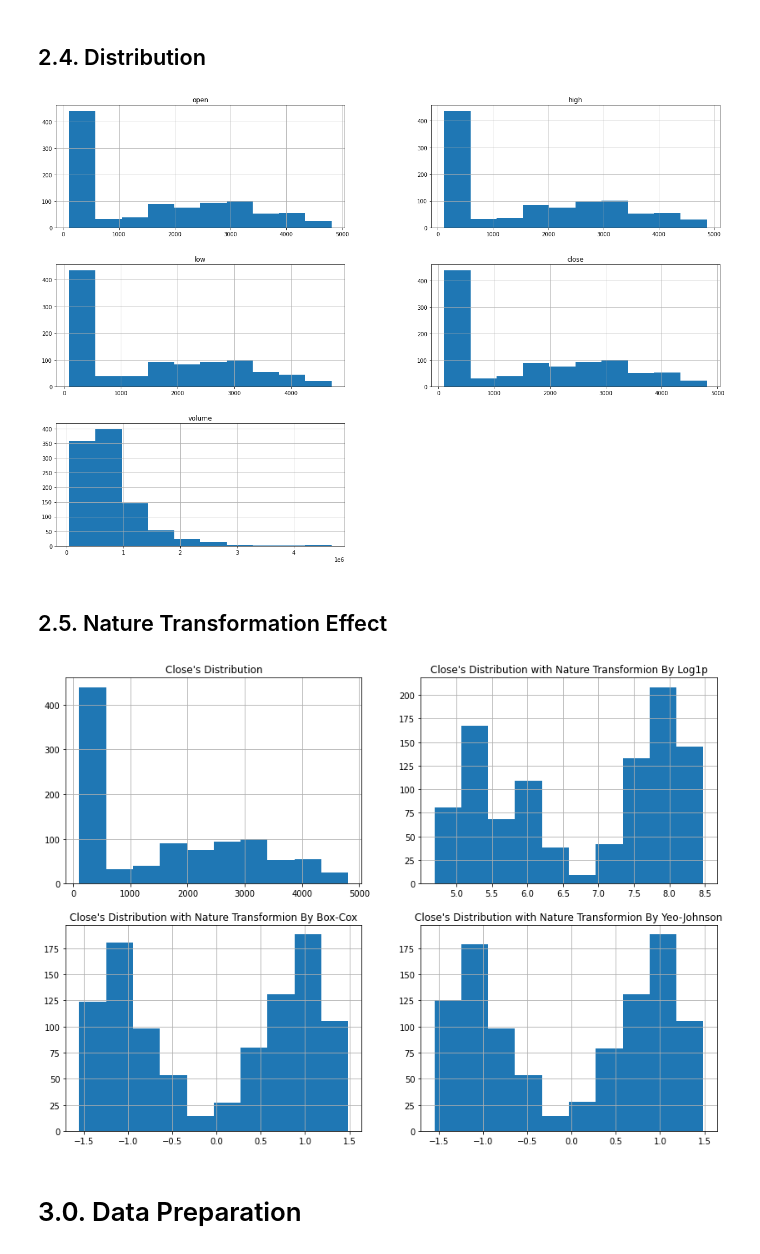
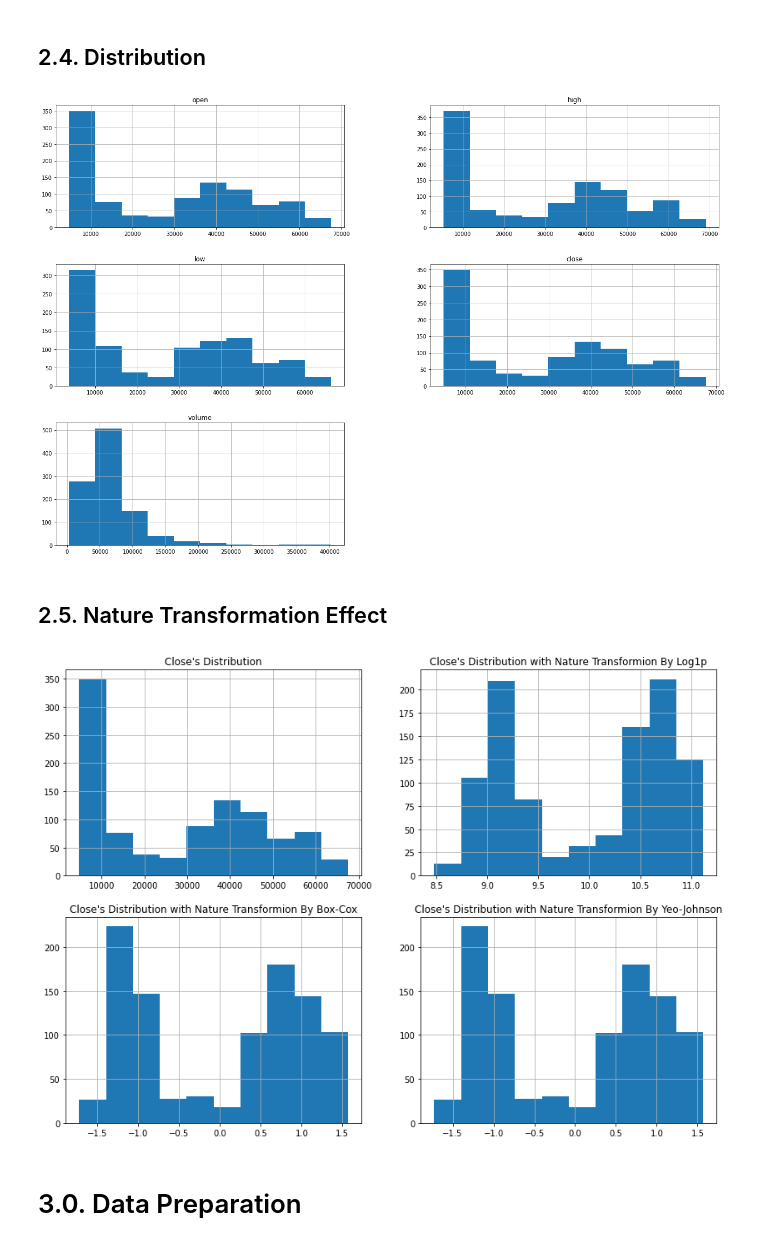
Before and after one commit to Valcilio/figma-assus, a Jupyter notebook: notebooks/data_eng_ml_model.ipynb, the cells around one changed output. Drawn from its saved outputs; the diff is of its cells as text; code cells hidden in the pictures.

```diff
--- a/notebooks/data_eng_ml_model.ipynb
+++ b/notebooks/data_eng_ml_model.ipynb
@@ -33,6 +26,6 @@ df_btc_usd = crypt_etl.run()
 # %%
 # use standard dataset to test notebook's code
-#df_btc_usd = pd.read_csv(c.DATA_PROC_FLD / 'btc_usd_proc.csv')
+df_btc_usd = pd.read_csv(c.DATA_PROC_FLD / 'btc_usd_proc.csv')
 # %% [markdown]
 # 2.0. Data Analysis
 # %%
@@ -63,15 +61,17 @@ analy.all_temporal_outlier_detector_boxplots(y='close')
 # %% [markdown]
 ## 2.4. Distribution
 # %%
-analy.distribution_check()
+fig_path = c.FIG_FLD / 'crypto_analysis/btc_distribution_check.jpg'
+analy.distribution_check(saving_figloc=fig_path)
 # %% [output]
-[figure, old version]
+[figure, new version]
 # %% [markdown]
 ## 2.5. Nature Transformation Effect
 # %%
-analy.nature_transform_effect_check(y='close', all_figsize=(14, 10))
+fig_path = c.FIG_FLD / 'crypto_analysis/btc_nature_transformation_check.jpg'
+analy.nature_transform_effect_check(y='close', all_figsize=(14, 10), saving_figloc=fig_path)
 # %% [output]
-[figure, old version]
+[figure, new version]
 # %% [markdown]
 # 3.0. Data Preparation
 # %% [markdown]
```
Also changed, not shown: parts of 5 cells of this notebook, 31 other files.
